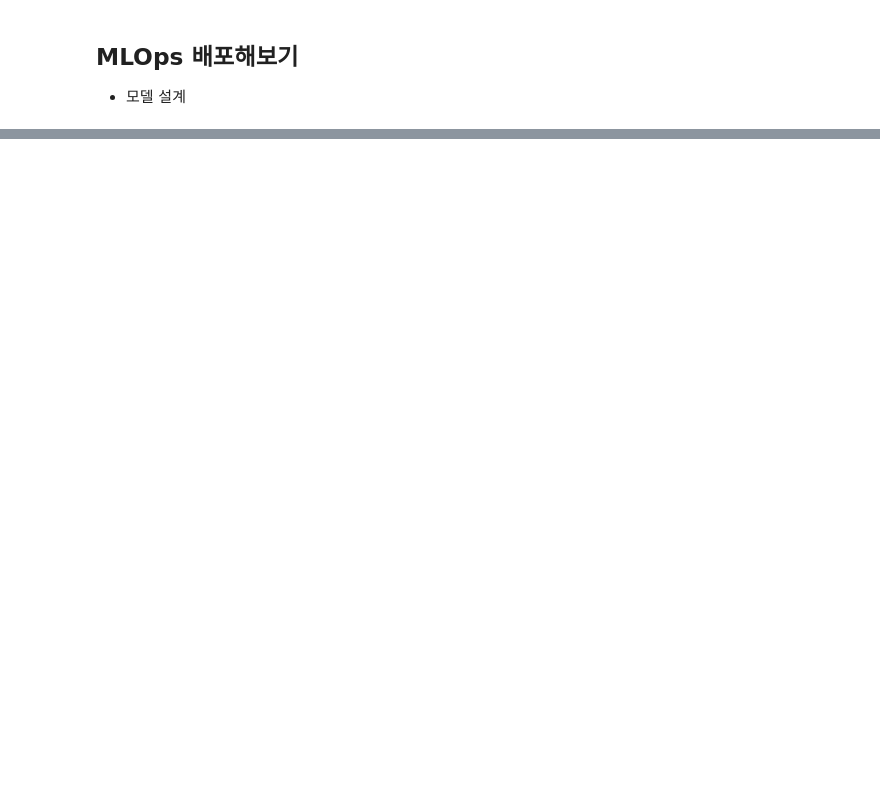
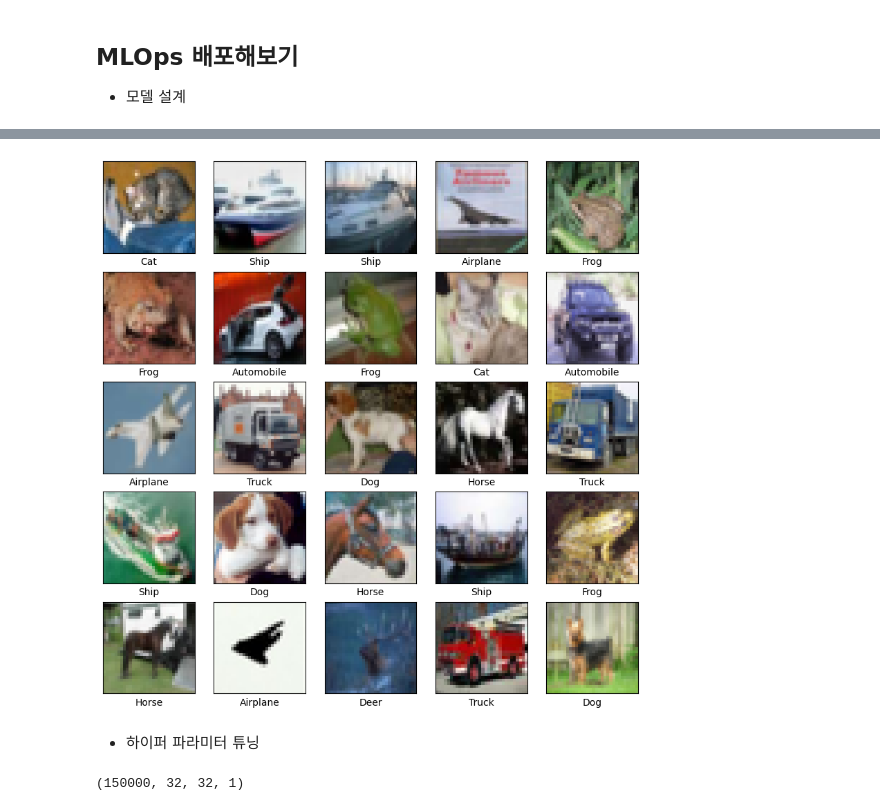
Before and after one commit to UnknwonD/Data_portfolio, a Jupyter notebook: AIFFEL/Projects/Project_MLOps/project_mlops.ipynb, the cells around one changed output, grey strips where cells are left out. Drawn from its saved outputs; the diff is of its cells as text; code cells hidden in the pictures; blank space fills up the shorter version.

```diff
--- a/AIFFEL/Projects/Project_MLOps/project_mlops.ipynb
+++ b/AIFFEL/Projects/Project_MLOps/project_mlops.ipynb
@@ -48,0 +47,4 @@ Model: "sequential_7"
+# %%
+import keras
+
+(x_train, y_train), (x_test, y_test) = keras.datasets.cifar10.load_data()
@@ -48,0 +81,28 @@ Model: "sequential_7"
+# %%
+dict_10 = {
+    1 : 'Airplane',
+    2 : 'Automobile',
+    3 : 'Bird',
+    4 : 'Cat',
+    5 : 'Deer',
+    6 : 'Dog',
+    7 : 'Frog',
+    8 : 'Horse',
+    9 : 'Ship',
+    10 : 'Truck',
+}
+# %%
+plt.figure(figsize=(10,10))
+
+for i in range(25):
+    plt.subplot(5, 5, i+1)
+    plt.xticks([])
+    plt.yticks([])
+    plt.grid(False)
+    plt.imshow(x_test[i], cmap=plt.cm.binary)
+    plt.xlabel(dict_10[int(y_test[i]) + 1])
+plt.show();
+# %% [output]
+[figure, added]
+# %% [markdown]
+- 하이퍼 파라미터 튜닝
@@ -48,0 +121,4 @@ Model: "sequential_7"
+# %%
+print(X_train.shape)
+# %% [output]
+(150000, 32, 32, 1)
```
Also changed, not shown: parts of 13 cells of this notebook.
